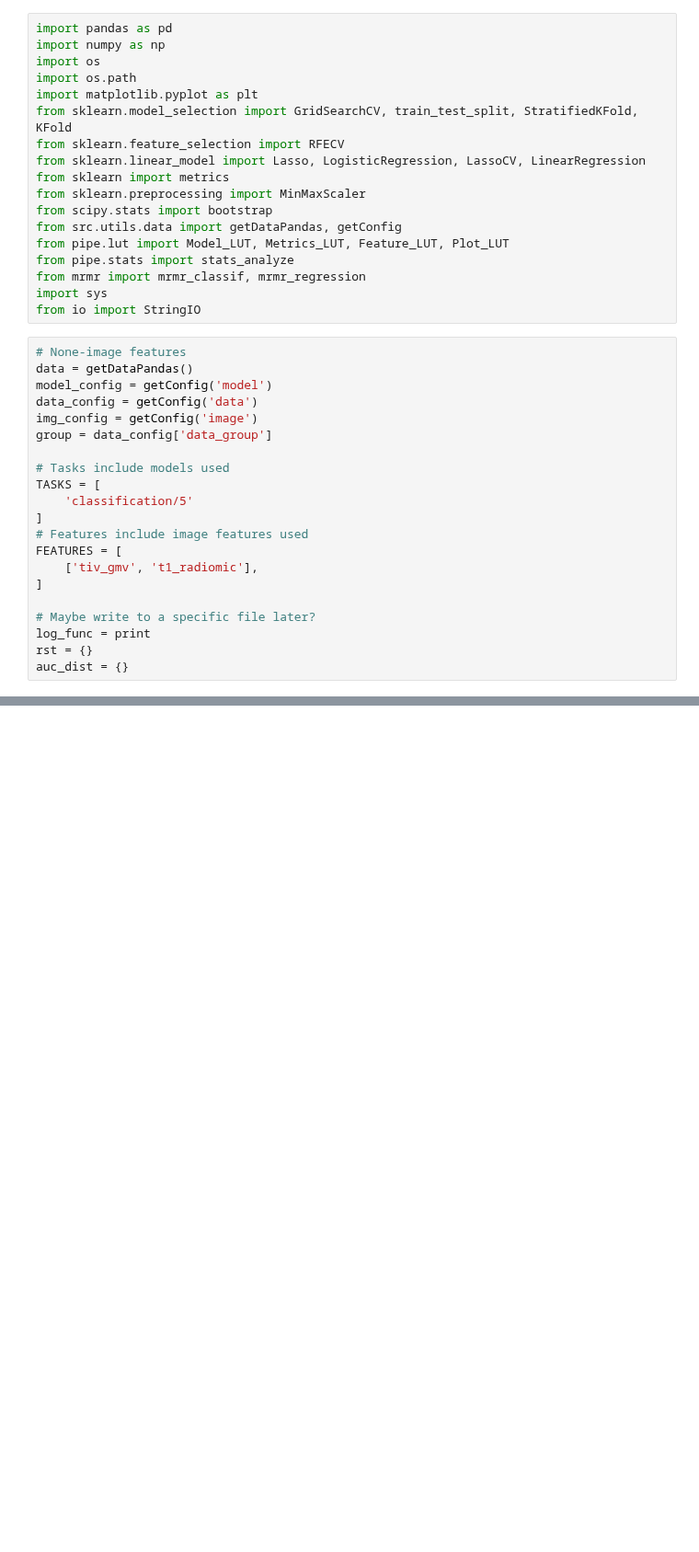
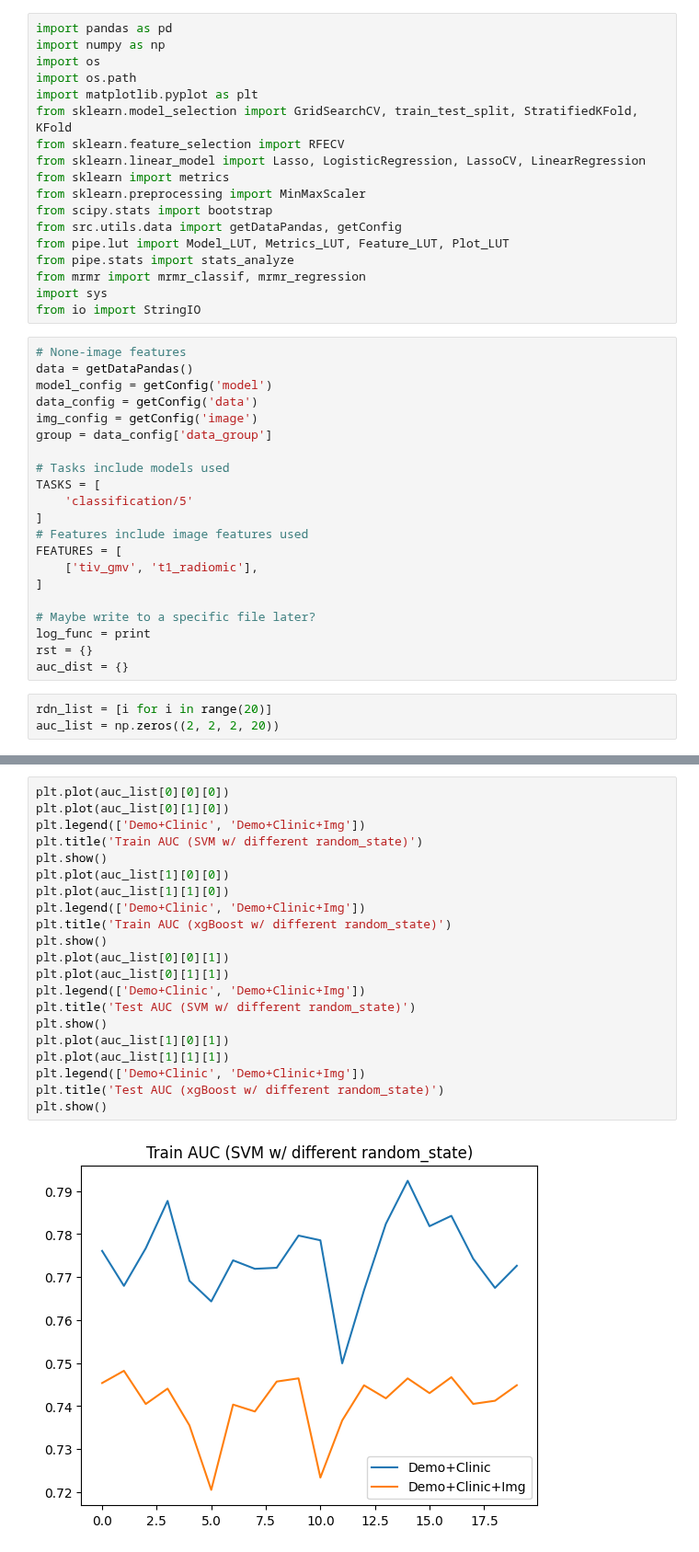
Before and after one commit to Biobots/Levodopa_Parkinson_MRI, a Jupyter notebook: multicalssification.ipynb, the cells around one changed output, grey strips where cells are left out. Shown at 92% size. Saved outputs shown, nothing was run; the diff lists cells and outputs as text; blank space fills up the shorter version.

```diff
--- a/multicalssification.ipynb
+++ b/multicalssification.ipynb
@@ -37,4 +37,7 @@ FEATURES = [
 log_func = print
 rst = {}
 auc_dist = {}
+# %%
+rdn_list = [i for i in range(20)]
+auc_list = np.zeros((2, 2, 2, 20))
 # %%
@@ -252,0 +254,23 @@ Model: svc
+# %%
+plt.plot(auc_list[0][0][0])
+plt.plot(auc_list[0][1][0])
+plt.legend(['Demo+Clinic', 'Demo+Clinic+Img'])
+plt.title('Train AUC (SVM w/ different random_state)')
+plt.show()
+plt.plot(auc_list[1][0][0])
+plt.plot(auc_list[1][1][0])
+plt.legend(['Demo+Clinic', 'Demo+Clinic+Img'])
+plt.title('Train AUC (xgBoost w/ different random_state)')
+plt.show()
+plt.plot(auc_list[0][0][1])
+plt.plot(auc_list[0][1][1])
+plt.legend(['Demo+Clinic', 'Demo+Clinic+Img'])
+plt.title('Test AUC (SVM w/ different random_state)')
+plt.show()
+plt.plot(auc_list[1][0][1])
+plt.plot(auc_list[1][1][1])
+plt.legend(['Demo+Clinic', 'Demo+Clinic+Img'])
+plt.title('Test AUC (xgBoost w/ different random_state)')
+plt.show()
+# %% [output]
+[figure, added]
```
Also changed, not shown: parts of 3 cells of this notebook, 3 other files.
